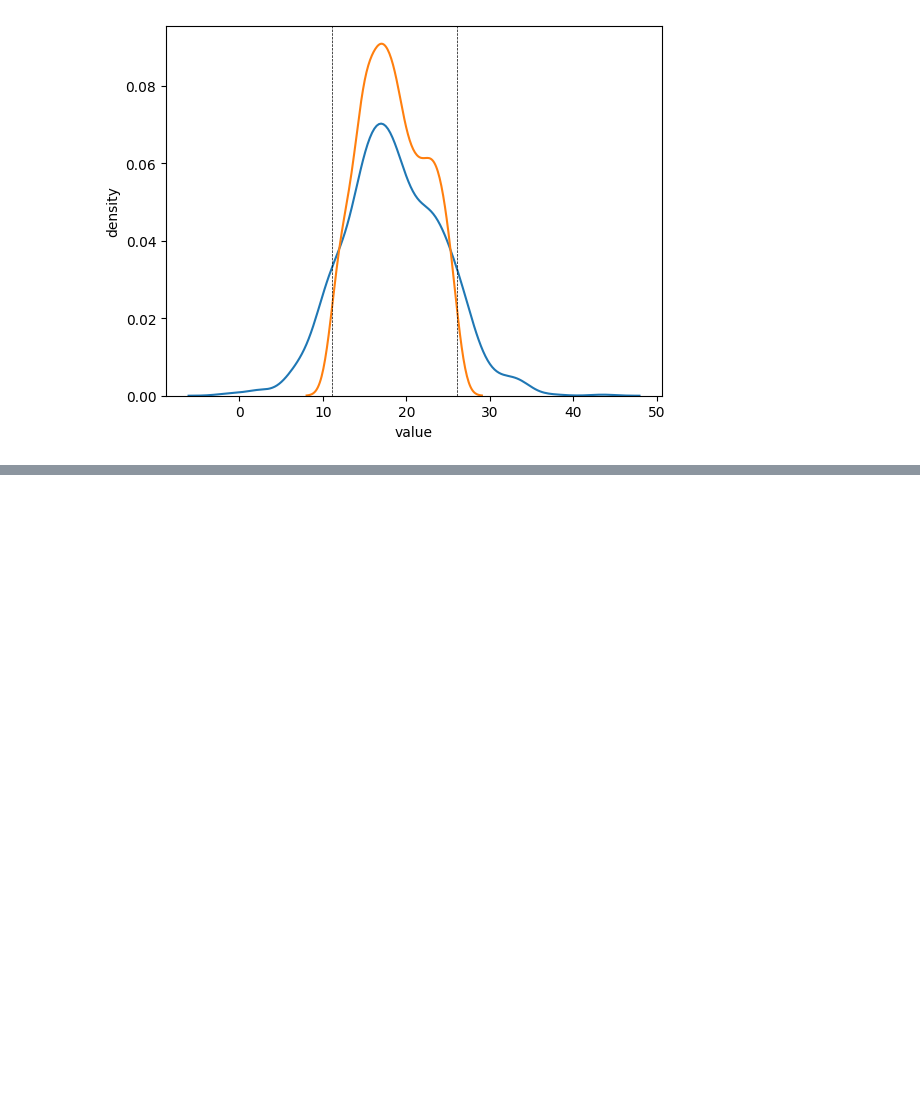
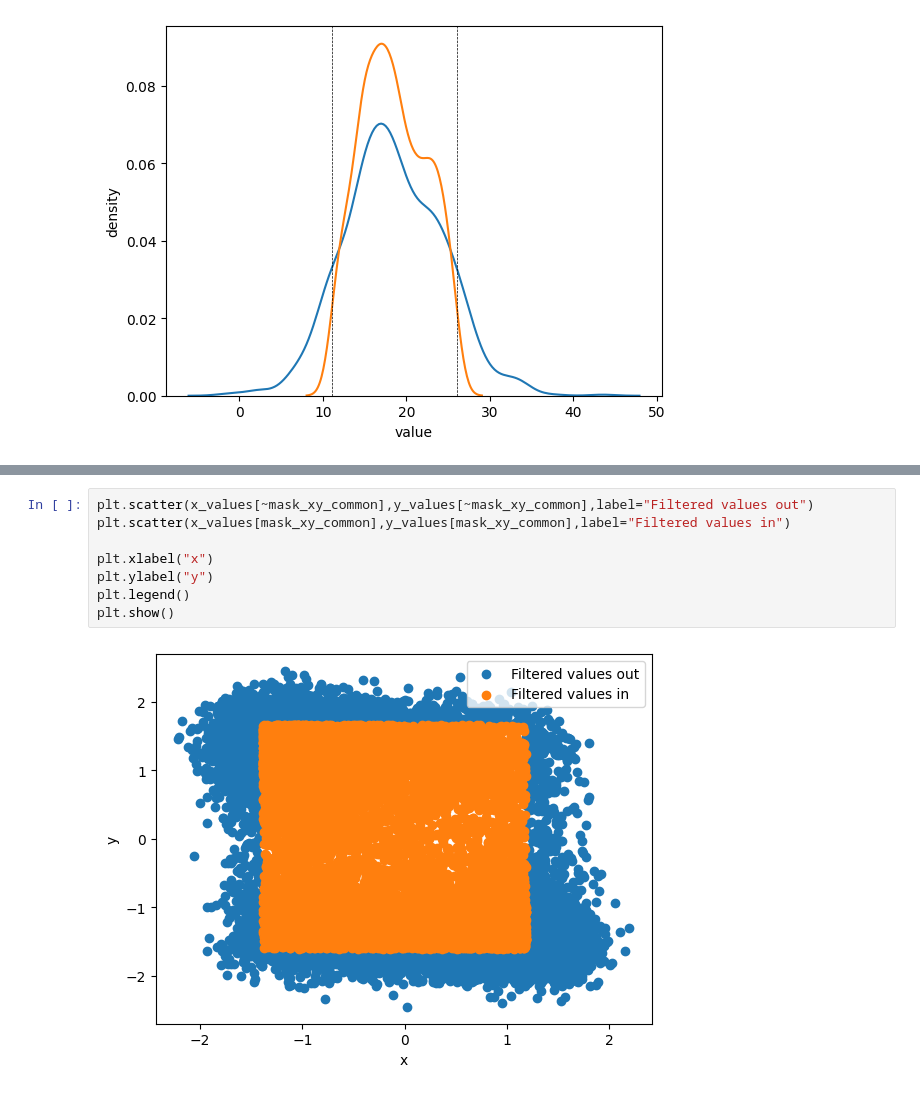
Before and after one commit to valsson-group/UNT-ChemicalApplicationsOfMachineLearning-Spring2026, a Jupyter notebook: Examples_NumPy/Dataset_Filtering.ipynb, the cells around one changed output, grey strips where cells are left out. Saved outputs shown, nothing was run; the diff lists cells and outputs as text; blank space fills up the shorter version.

```diff
--- a/Examples_NumPy/Dataset_Filtering.ipynb
+++ b/Examples_NumPy/Dataset_Filtering.ipynb
@@ -110,0 +159,10 @@ plt.show()
+# %%
+plt.scatter(x_values[~mask_xy_common],y_values[~mask_xy_common],label="Filtered values out")
+plt.scatter(x_values[mask_xy_common],y_values[mask_xy_common],label="Filtered values in")
+
+plt.xlabel("x")
+plt.ylabel("y")
+plt.legend()
+plt.show()
+# %% [output]
+[figure, added]
```
Also changed, not shown: parts of 10 cells of this notebook.
